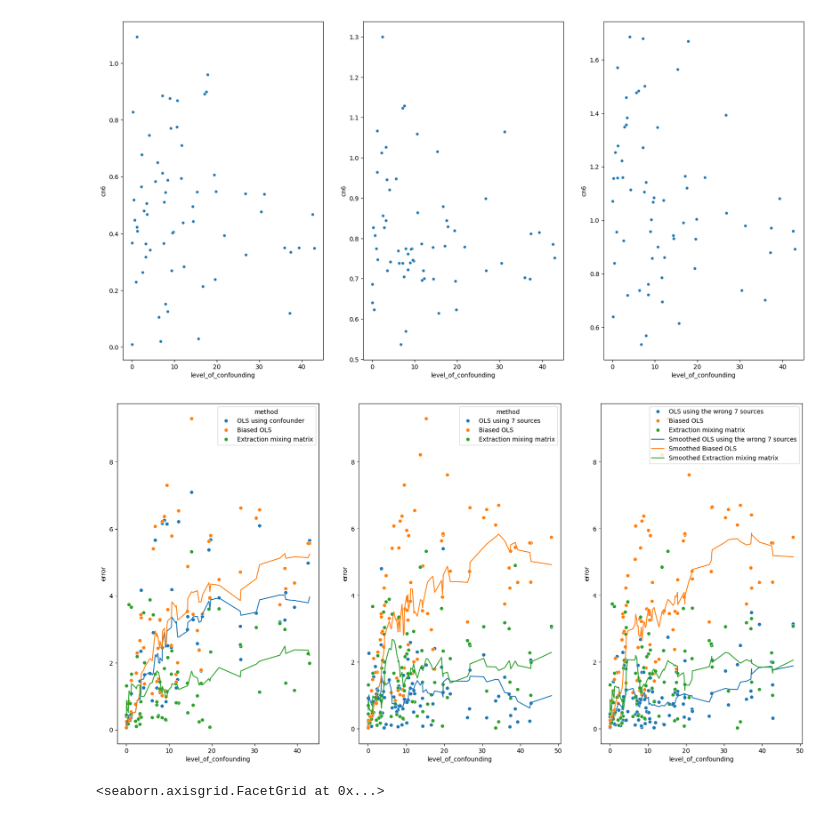
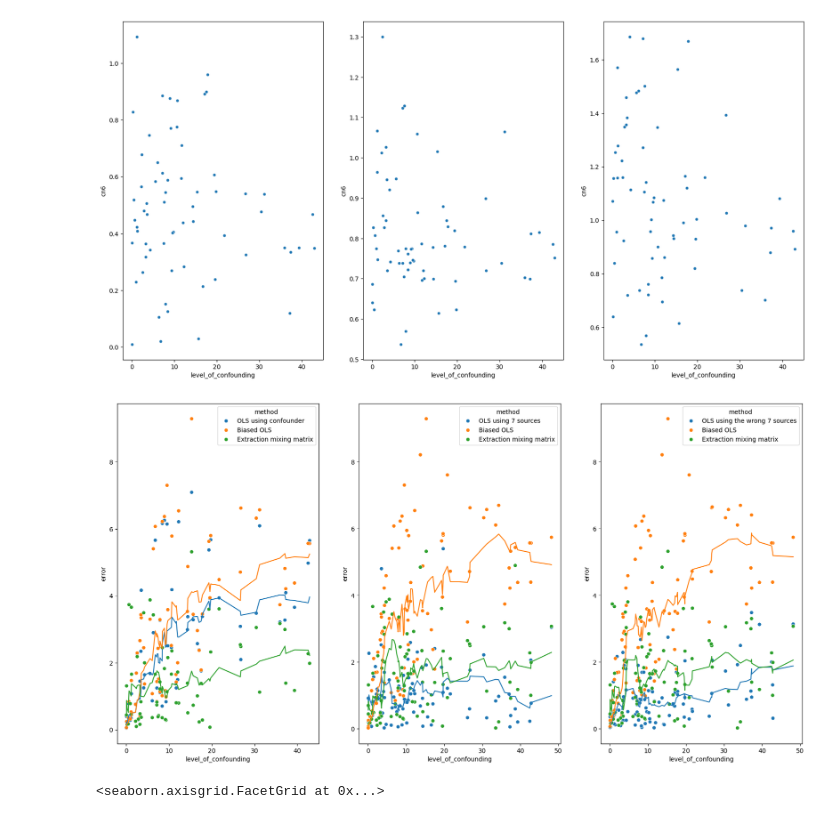
Before and after one commit to malo4300/ICA_IV_simulations, a Jupyter notebook: plots/plot_error_distribution.ipynb, the cells around one changed output. Drawn from its saved outputs; the diff is of its cells as text; code cells hidden in the pictures.

Commit message:
made piplines more clean. implemented iv only method. imporved plots

```diff
--- a/plots/plot_error_distribution.ipynb
+++ b/plots/plot_error_distribution.ipynb
@@ -99,19 +98,0 @@ plt.show()
-# %%
-data1 = pd.read_csv(f"../treatment_effect_estimation/treatment_effect_estimations/CausalVarEM_confounder_source_cn_{1}.csv", header=0, index_col=0)
-err1, seed = calc_error(data1)
-data3 = pd.read_csv(f"../treatment_effect_estimation/treatment_effect_estimations/CausalVarEM_confounder_source_cn_{3}.csv", header=0, index_col=0)
-err3 = calc_error(data3)[0]
-data6 = pd.read_csv(f"../treatment_effect_estimation/treatment_effect_estimations/CausalVarEM_confounder_source_cn_{6}.csv", header=0, index_col=0)
-err6 = calc_error(data6)[0]
-
-methods = err1.columns
-fig, ax = plt.subplots(1, 3, figsize=(20, 10))
-for method in methods:
-    df = pd.DataFrame({"1": err1[method], "3": err3[method], "6": err6[method]})
-    long = df.melt(var_name="confounder level", value_name="error")
-    sns.violinplot(data=long, hue="confounder level", y="error", ax=ax[methods.get_loc(method)], inner="point")
-    ax[methods.get_loc(method)].set_ylim(-10, 10)
-
-    ax[methods.get_loc(method)].set_title(method)
-plt.tight_layout()
-plt.show()
@@ -159,11 +200,0 @@ for i in range(3):
-# %%
-
-data = pd.read_csv("../treatment_effect_estimation/treatment_effect_estimations/CausalVarEM_confounder_source_bounded_treatment.csv", header = 0, index_col=0)
-cond_number = calculate_conditioning_number("../data_generation/bounded_treatment_effect/data/true_mixing_init_flipp")
-
-#data = pd.read_csv("../treatment_effect_estimation/treatment_effect_estimations/CausalVarEM_confounder_source_cn_6.csv", header = 0, index_col=0)
-#cond_number = calculate_conditioning_number("../data_generation/different_confounding_levels/data/true_mixing_large_conf_6")
-
-
-
-cond_df = pd.DataFrame({"seed" : [i for i in range(100)], "conditioning_number" : cond_number})
@@ -299,35 +490,35 @@ err1.columns = ["OLS using confounder", "Biased OLS" ,"Extraction mixing matrix"
 err1 = pd.concat([err1, x], axis=1)
 err1 = err1.melt(id_vars="level_of_confounding", var_name="method", value_name="error")
 
 sns.scatterplot(data=err1, x="level_of_confounding", y="error", hue="method", ax=ax[0])
 rolling_average(err1, "level_of_confounding", "error", "method", ax[0])
 
 df2 = pd.read_csv(f"../treatment_effect_estimation/treatment_effect_estimations/CausalVarEM_7_sources_cn_6.csv", header=0, index_col=0)
 x = df2["level_of_confounding"]
 err2, seed = calc_error(df2)
 err2 = err2.apply(lambda x: np.abs(x))
 err2.columns = ["OLS using 7 sources", "Biased OLS" ,"Extraction mixing matrix"]
 err2 = pd.concat([err2, x], axis=1)
 err2 = err2.melt(id_vars="level_of_confounding", var_name="method", value_name="error")
 
 sns.scatterplot(data=err2, x="level_of_confounding", y="error", hue="method", ax=ax[1])
 rolling_average(err2, "level_of_confounding", "error", "method", ax[1])
 
 df3 = pd.read_csv(f"../treatment_effect_estimation/treatment_effect_estimations/CausalVarEM_7_sources_nonsense_cn_6.csv", header=0, index_col=0)
 x = df3["level_of_confounding"]
 err3, seed = calc_error(df3)
 err3 = err3.apply(lambda x: np.abs(x))
 err3.columns = ["OLS using the wrong 7 sources", "Biased OLS" ,"Extraction mixing matrix"]
 err3 = pd.concat([err3, x], axis=1)
 err3 = err3.melt(id_vars="level_of_confounding", var_name="method", value_name="error")
 
 sns.scatterplot(data=err3, x="level_of_confounding", y="error", hue="method", ax=ax[2])
 rolling_average(err3, "level_of_confounding", "error", "method", ax[2])
 
-plt.legend()
+#plt.legend()
 plt.show()
 # %% [output]
-[figure, old version]
+[figure, new version]
 # %%
 sns.displot(x = x)
 # %% [output]
```
Also changed, not shown: parts of 25 cells of this notebook, 12 other files.
